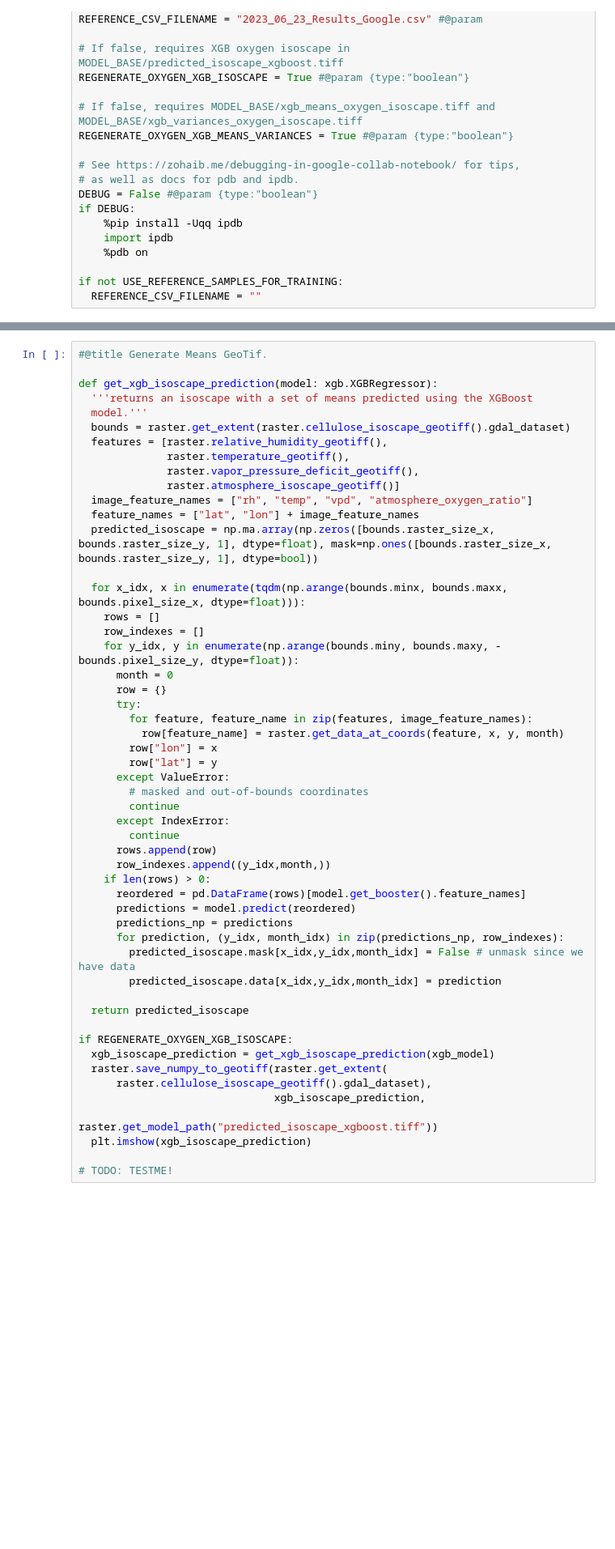
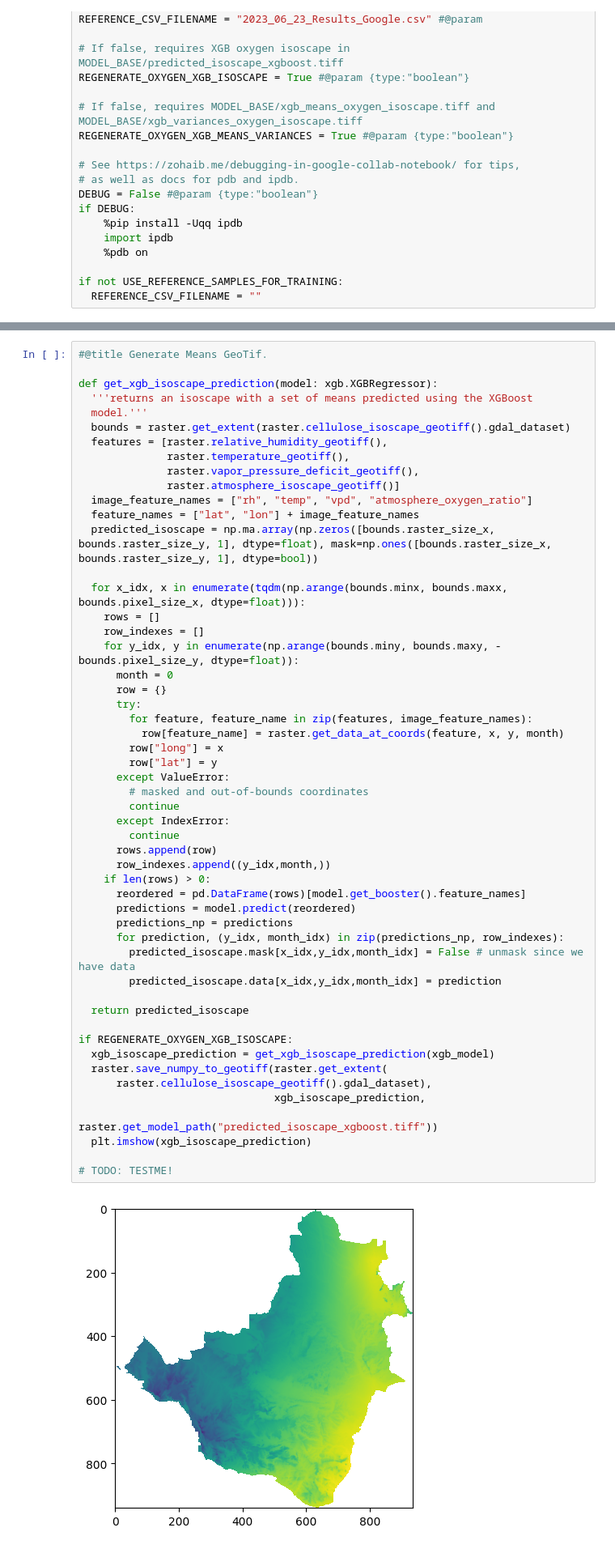
Before and after one commit to tnc-br/ddf-isoscapes, a Jupyter notebook: xgboost/main.ipynb, the cells around one changed output, grey strips where cells are left out. Shown at 81% size. Drawn from its saved outputs; the diff is of its cells as text; blank space fills up the shorter version.

```diff
--- a/xgboost/main.ipynb
+++ b/xgboost/main.ipynb
@@ -241,34 +287,36 @@ def get_xgb_isoscape_prediction(model: xgb.XGBRegressor):
       try:
         for feature, feature_name in zip(features, image_feature_names):
           row[feature_name] = raster.get_data_at_coords(feature, x, y, month)
-        row["lon"] = x
+        row["long"] = x
         row["lat"] = y
       except ValueError:
         # masked and out-of-bounds coordinates
         continue
       except IndexError:
         continue
       rows.append(row)
       row_indexes.append((y_idx,month,))
     if len(rows) > 0:
       reordered = pd.DataFrame(rows)[model.get_booster().feature_names]
       predictions = model.predict(reordered)
       predictions_np = predictions
       for prediction, (y_idx, month_idx) in zip(predictions_np, row_indexes):
         predicted_isoscape.mask[x_idx,y_idx,month_idx] = False # unmask since we have data
         predicted_isoscape.data[x_idx,y_idx,month_idx] = prediction
 
   return predicted_isoscape
 
 if REGENERATE_OXYGEN_XGB_ISOSCAPE:
   xgb_isoscape_prediction = get_xgb_isoscape_prediction(xgb_model)
   raster.save_numpy_to_geotiff(raster.get_extent(
       raster.cellulose_isoscape_geotiff().gdal_dataset),
                                xgb_isoscape_prediction,
                                raster.get_model_path("predicted_isoscape_xgboost.tiff"))
   plt.imshow(xgb_isoscape_prediction)
 
 # TODO: TESTME!
+# %% [output]
+[figure, added]
 # %%
 #@title Generate Variance GeoTif.
 import gaussian
```
Also changed, not shown: parts of 7 cells of this notebook.
